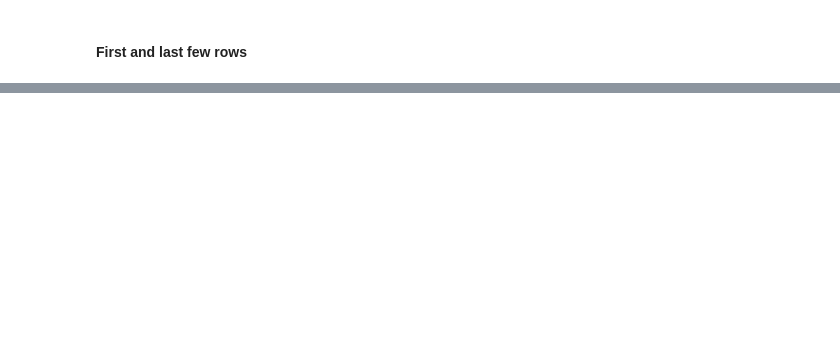
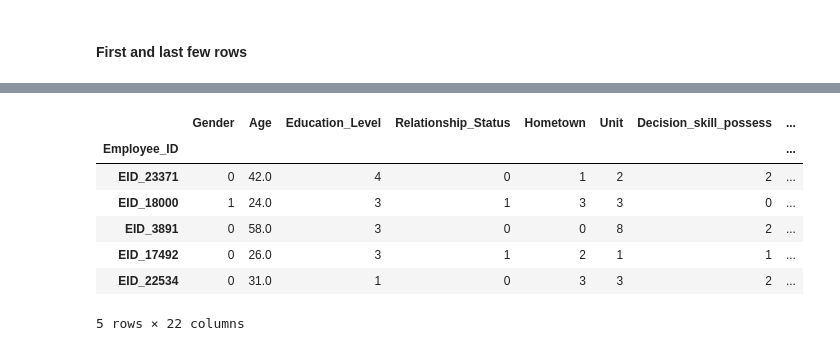
Before and after one commit to partha2000/Employee_attrition_rate_predictor, a Jupyter notebook: eda/EDA report made with kaggle.ipynb, the cells around one changed output, grey strips where cells are left out. Drawn from its saved outputs; the diff is of its cells as text; code cells hidden in the pictures; blank space fills up the shorter version.

```diff
--- a/eda/EDA report made with kaggle.ipynb
+++ b/eda/EDA report made with kaggle.ipynb
@@ -88,0 +145,11 @@ training_dataframe.tail()
+# %%
+X_train_full.head()
+# %% [output]
+|  | Gender | Age | Education_Level | Relationship_Status | Hometown | Unit | Decision_skill_possess | ... |
+| Employee_ID |  |  |  |  |  |  |  | ... |
+| EID_23371 | 0 | 42.0 | 4 | 0 | 1 | 2 | 2 | ... |
+| EID_18000 | 1 | 24.0 | 3 | 1 | 3 | 3 | 0 | ... |
+| EID_3891 | 0 | 58.0 | 3 | 0 | 0 | 8 | 2 | ... |
+| EID_17492 | 0 | 26.0 | 3 | 1 | 2 | 1 | 1 | ... |
+| EID_22534 | 0 | 31.0 | 1 | 0 | 3 | 3 | 2 | ... |
+5 rows × 22 columns
```
Also changed, not shown: parts of 21 cells of this notebook.
